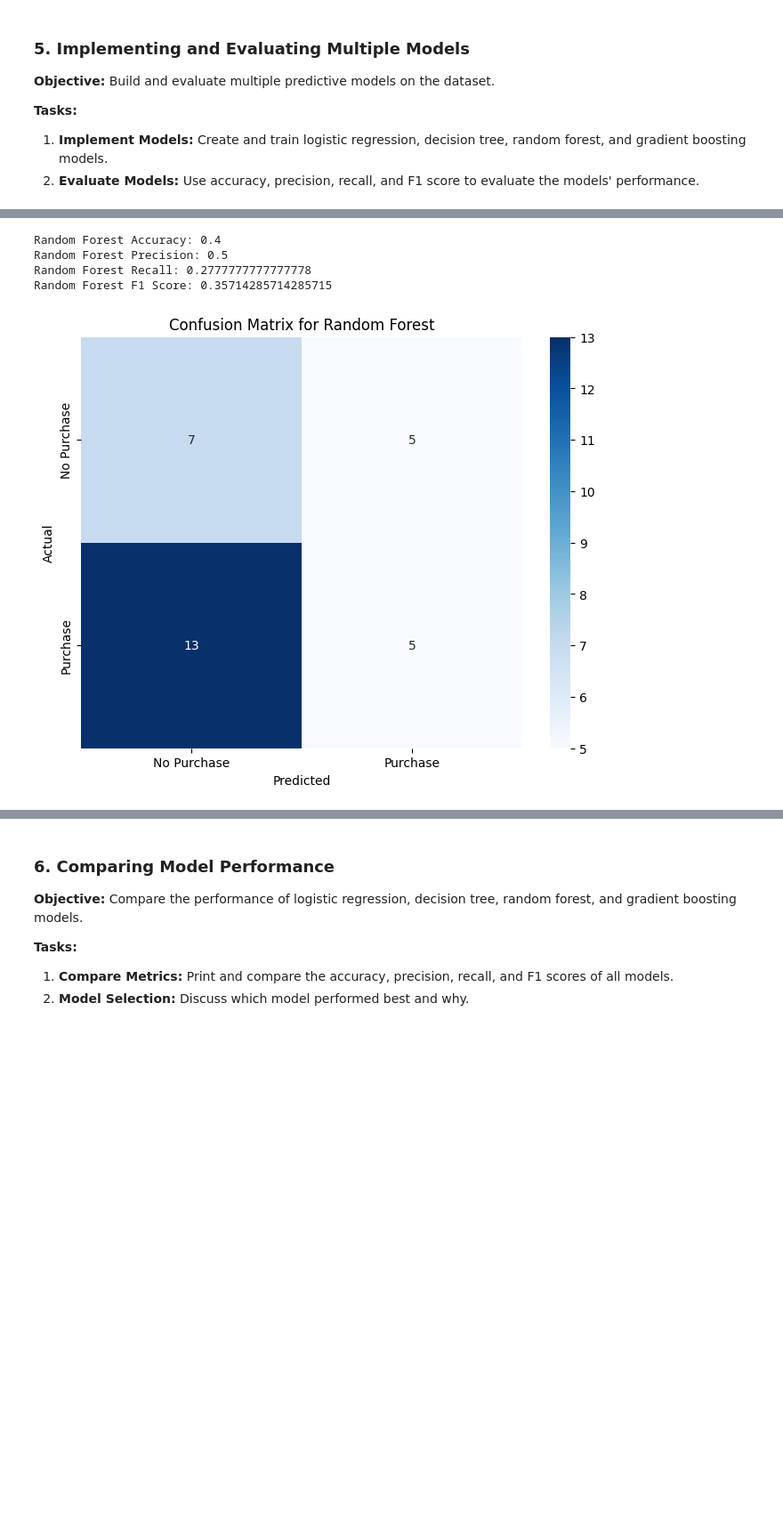
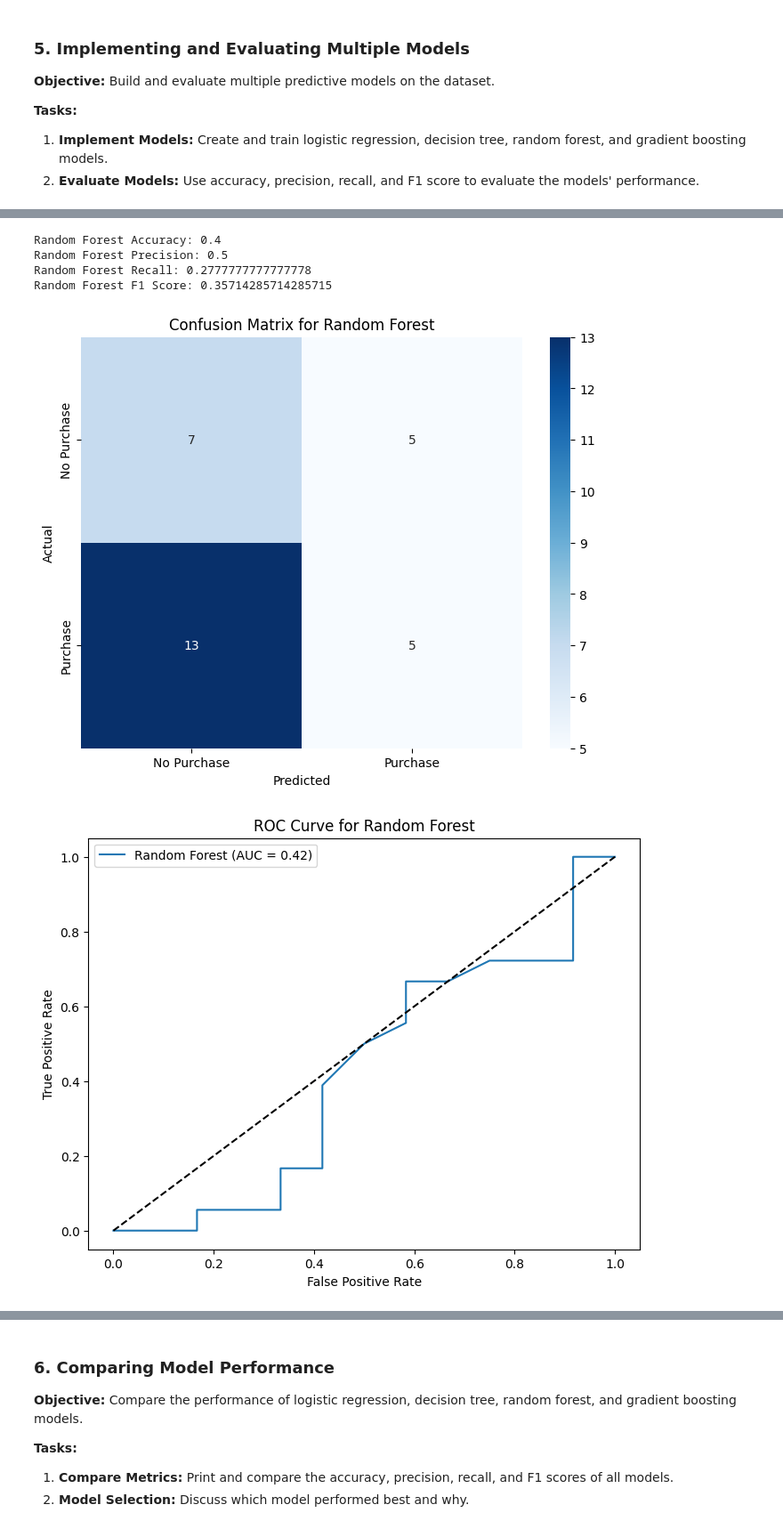
Before and after one commit to RobotX5/MIS-3820, a Jupyter notebook: Week_6/Week_6_Lab_Notebook.ipynb, the cells around one changed output, grey strips where cells are left out. Shown at 89% size. Saved outputs shown, nothing was run; the diff lists cells and outputs as text; code cells hidden in the pictures; blank space fills up the shorter version.

```diff
--- a/Week_6/Week_6_Lab_Notebook.ipynb
+++ b/Week_6/Week_6_Lab_Notebook.ipynb
@@ -228,29 +281,54 @@ Decision Tree F1 Score: 0.3225806451612903
 # %%
 # Implementing Random Forest
 rf_model = RandomForestClassifier(random_state=42)
 rf_model.fit(X_train, y_train)
 rf_predictions = rf_model.predict(X_test)
 
 # Evaluate Random Forest
 rf_accuracy = accuracy_score(y_test, rf_predictions)
 rf_precision = precision_score(y_test, rf_predictions)
 rf_recall = recall_score(y_test, rf_predictions)
 rf_f1 = f1_score(y_test, rf_predictions)
 print(f'Random Forest Accuracy: {rf_accuracy}')
 print(f'Random Forest Precision: {rf_precision}')
 print(f'Random Forest Recall: {rf_recall}')
 print(f'Random Forest F1 Score: {rf_f1}')
 # Plot confusion matrix
 conf_matrix = confusion_matrix(y_test, rf_predictions)
 plt.figure(figsize=(8, 6))
 sns.heatmap(conf_matrix, annot=True, fmt='d', cmap='Blues', xticklabels=['No Purchase', 'Purchase'], yticklabels=['No Purchase', 'Purchase'])
 plt.xlabel('Predicted')
 plt.ylabel('Actual')
 plt.title('Confusion Matrix for Random Forest')
 plt.show()
+
+# Plot ROC Curve for Random Forest
+rf_fpr, rf_tpr, _ = roc_curve(y_test, rf_model.predict_proba(X_test)[:, 1])
+rf_auc = roc_auc_score(y_test, rf_model.predict_proba(X_test)[:, 1])
+
+plt.figure(figsize=(8, 6))
+plt.plot(rf_fpr, rf_tpr, label=f'Random Forest (AUC = {rf_auc:.2f})')
+plt.plot([0, 1], [0, 1], 'k--')
+plt.xlabel('False Positive Rate')
+plt.ylabel('True Positive Rate')
+plt.title('ROC Curve for Random Forest')
+plt.legend(loc='best')
+plt.show()
+
+# Plot Precision-Recall Curve for Random Forest
+rf_precision, rf_recall, _ = precision_recall_curve(y_test, rf_model.predict_proba(X_test)[:, 1])
+
+plt.figure(figsize=(8, 6))
+plt.plot(rf_recall, rf_precision, label='Random Forest')
+plt.xlabel('Recall')
+plt.ylabel('Precision')
+plt.title('Precision-Recall Curve for Random Forest')
+plt.legend(loc='best')
+plt.show()
 # %% [output]
 Random Forest Accuracy: 0.4
 Random Forest Precision: 0.5
 Random Forest Recall: 0.2777777777777778
 Random Forest F1 Score: 0.35714285714285715
 [figure]
+[figure, added]
```
Also changed, not shown: parts of 4 cells of this notebook.
